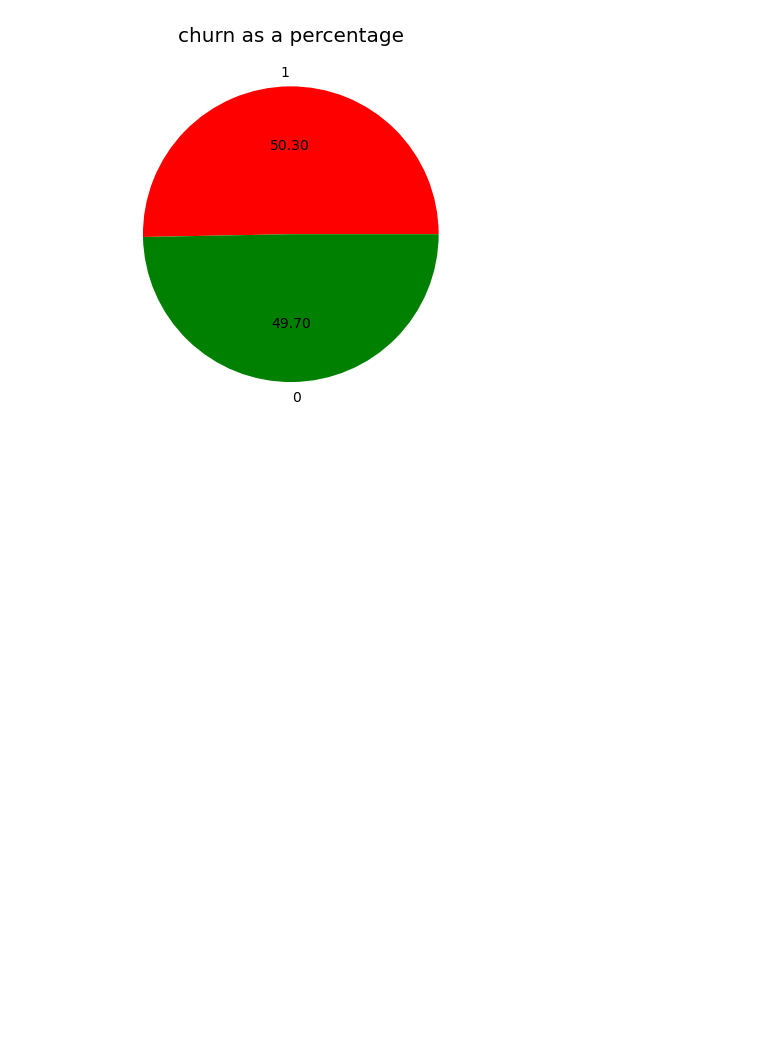
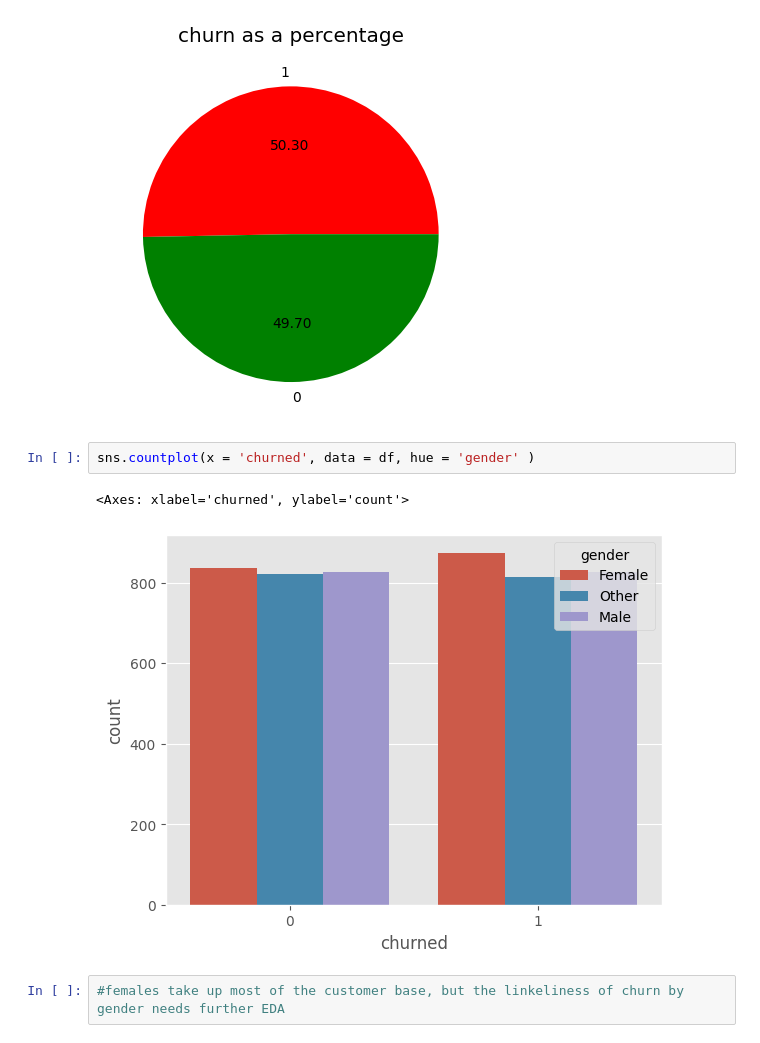
Before and after one commit to Adnan-Anwar-Data-enthusiast/Netflix-churn-analysis, a Jupyter notebook: 1. corr draft.ipynb, the cells around one changed output. Saved outputs shown, nothing was run; the diff lists cells and outputs as text; blank space fills up the shorter version.

```diff
--- a/1. corr draft.ipynb
+++ b/1. corr draft.ipynb
@@ -203,3 +209,10 @@ plt.title( 'churn as a percentage')
 # %% [output]
 Text(0.5, 1.0, 'churn as a percentage')
 [figure]
+# %%
+sns.countplot(x = 'churned', data = df, hue = 'gender' )
+# %% [output]
+<Axes: xlabel='churned', ylabel='count'>
+[figure, added]
+# %%
+#females take up most of the customer base, but the linkeliness of churn by gender needs further EDA
```
Also changed, not shown: parts of 7 cells of this notebook, 2 other files.
